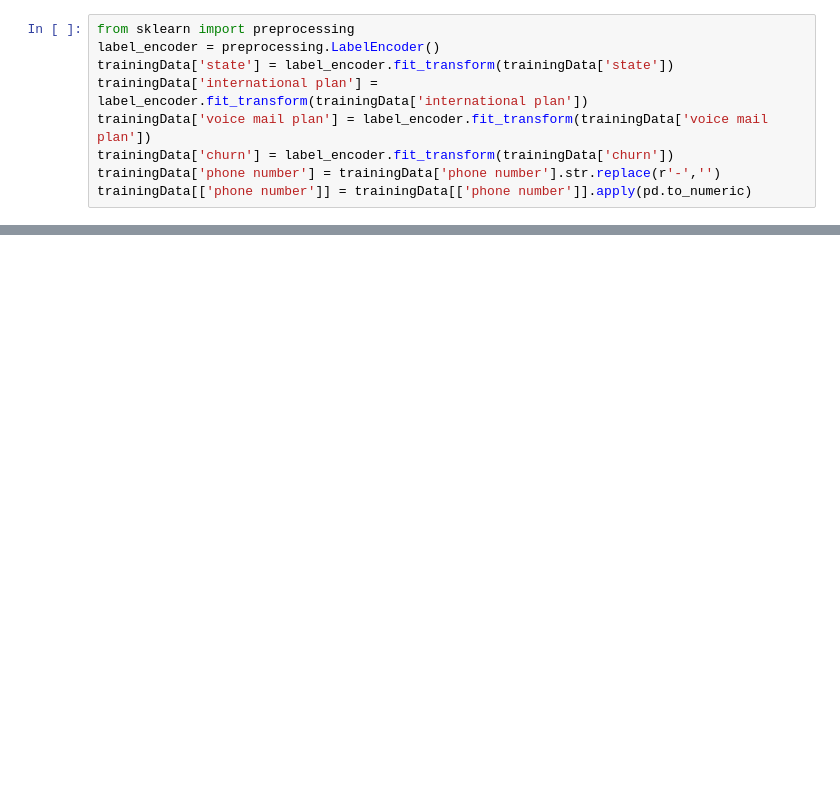
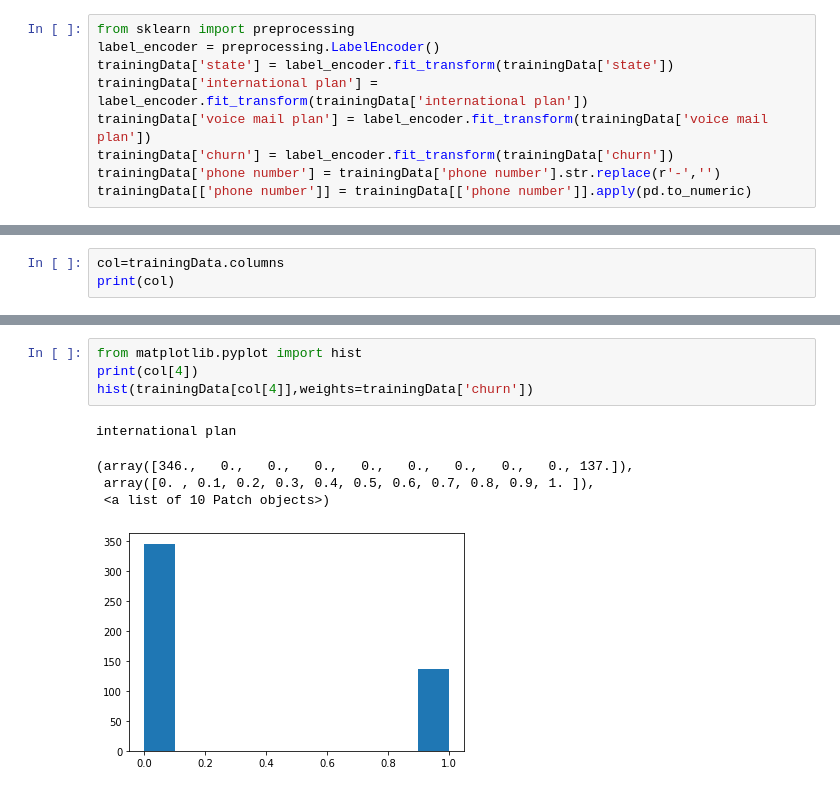
Before and after one commit to duhajarrar/TelecomMIT, a Jupyter notebook: telecom.ipynb, the cells around one changed output, grey strips where cells are left out. Drawn from its saved outputs; the diff is of its cells as text; blank space fills up the shorter version.

```diff
--- a/telecom.ipynb
+++ b/telecom.ipynb
@@ -52,0 +30,3 @@ trainingData[['phone number']] = trainingData[['phone number']].apply(pd.to_nume
+# %%
+col=trainingData.columns
+print(col)
@@ -52,0 +42,10 @@ trainingData[['phone number']] = trainingData[['phone number']].apply(pd.to_nume
+# %%
+from matplotlib.pyplot import hist
+print(col[4])
+hist(trainingData[col[4]],weights=trainingData['churn'])
+# %% [output]
+international plan
+(array([346.,   0.,   0.,   0.,   0.,   0.,   0.,   0.,   0., 137.]),
+ array([0. , 0.1, 0.2, 0.3, 0.4, 0.5, 0.6, 0.7, 0.8, 0.9, 1. ]),
+ <a list of 10 Patch objects>)
+[figure, added]
```
Also changed, not shown: parts of 7 cells of this notebook.
